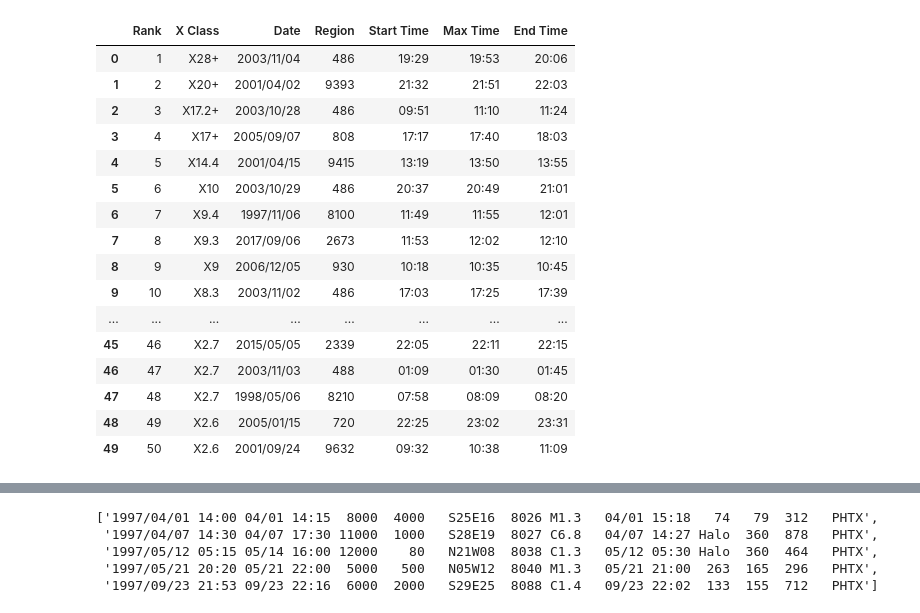
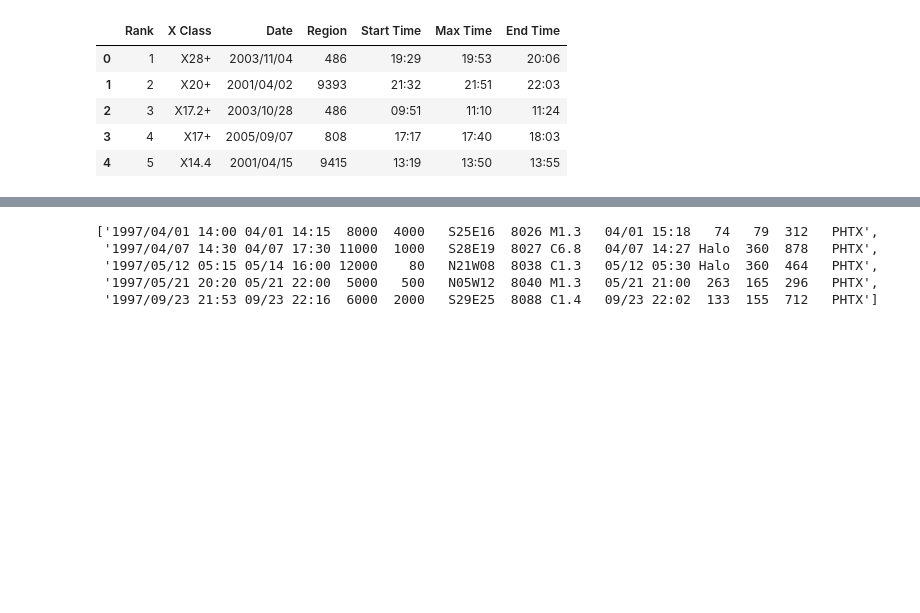
Before and after one commit to acoppens-umd/cmsc320, a Jupyter notebook: Project 1/CMSC320_Project1.ipynb, the cells around one changed output, grey strips where cells are left out. Saved outputs shown, nothing was run; the diff lists cells and outputs as text; code cells hidden in the pictures; blank space fills up the shorter version.

```diff
--- a/Project 1/CMSC320_Project1.ipynb
+++ b/Project 1/CMSC320_Project1.ipynb
@@ -71,29 +50,18 @@ swl
 # %%
 #Reformat the dataframe for clarity
 
 swl = swl.rename(columns={'Unnamed: 0':'Rank','Unnamed: 1':'X Class', 'Unnamed: 2':'Date',
                               'Start':'Start Time', 'Maximum':'Max Time',
                               'End':'End Time', 'Unnamed: 7':'Movie'})
 swl = swl.drop('Movie', axis=1)
-swl
+swl.head(5)
 # %% [output]
 |  | Rank | X Class | Date | Region | Start Time | Max Time | End Time |
 | 0 | 1 | X28+ | 2003/11/04 | 486 | 19:29 | 19:53 | 20:06 |
 | 1 | 2 | X20+ | 2001/04/02 | 9393 | 21:32 | 21:51 | 22:03 |
 | 2 | 3 | X17.2+ | 2003/10/28 | 486 | 09:51 | 11:10 | 11:24 |
 | 3 | 4 | X17+ | 2005/09/07 | 808 | 17:17 | 17:40 | 18:03 |
 | 4 | 5 | X14.4 | 2001/04/15 | 9415 | 13:19 | 13:50 | 13:55 |
-| 5 | 6 | X10 | 2003/10/29 | 486 | 20:37 | 20:49 | 21:01 |
-| 6 | 7 | X9.4 | 1997/11/06 | 8100 | 11:49 | 11:55 | 12:01 |
-| 7 | 8 | X9.3 | 2017/09/06 | 2673 | 11:53 | 12:02 | 12:10 |
-| 8 | 9 | X9 | 2006/12/05 | 930 | 10:18 | 10:35 | 10:45 |
-| 9 | 10 | X8.3 | 2003/11/02 | 486 | 17:03 | 17:25 | 17:39 |
-| ... | ... | ... | ... | ... | ... | ... | ... |
-| 45 | 46 | X2.7 | 2015/05/05 | 2339 | 22:05 | 22:11 | 22:15 |
-| 46 | 47 | X2.7 | 2003/11/03 | 488 | 01:09 | 01:30 | 01:45 |
-| 47 | 48 | X2.7 | 1998/05/06 | 8210 | 07:58 | 08:09 | 08:20 |
-| 48 | 49 | X2.6 | 2005/01/15 | 720 | 22:25 | 23:02 | 23:31 |
-| 49 | 50 | X2.6 | 2001/09/24 | 9632 | 09:32 | 10:38 | 11:09 |
 # %%
 #Concatenate Datetime information into 3 columns, start, max, and end
 
```
Also changed, not shown: parts of 10 cells of this notebook, 2 other files.
